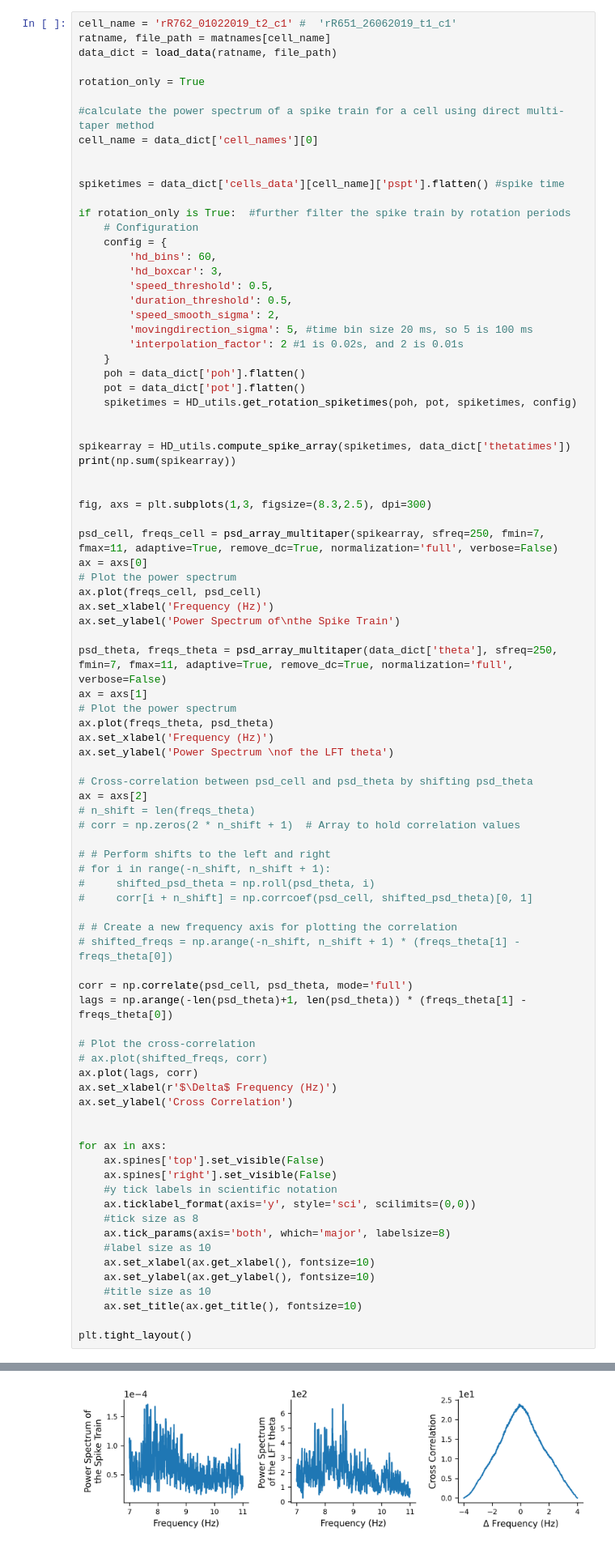
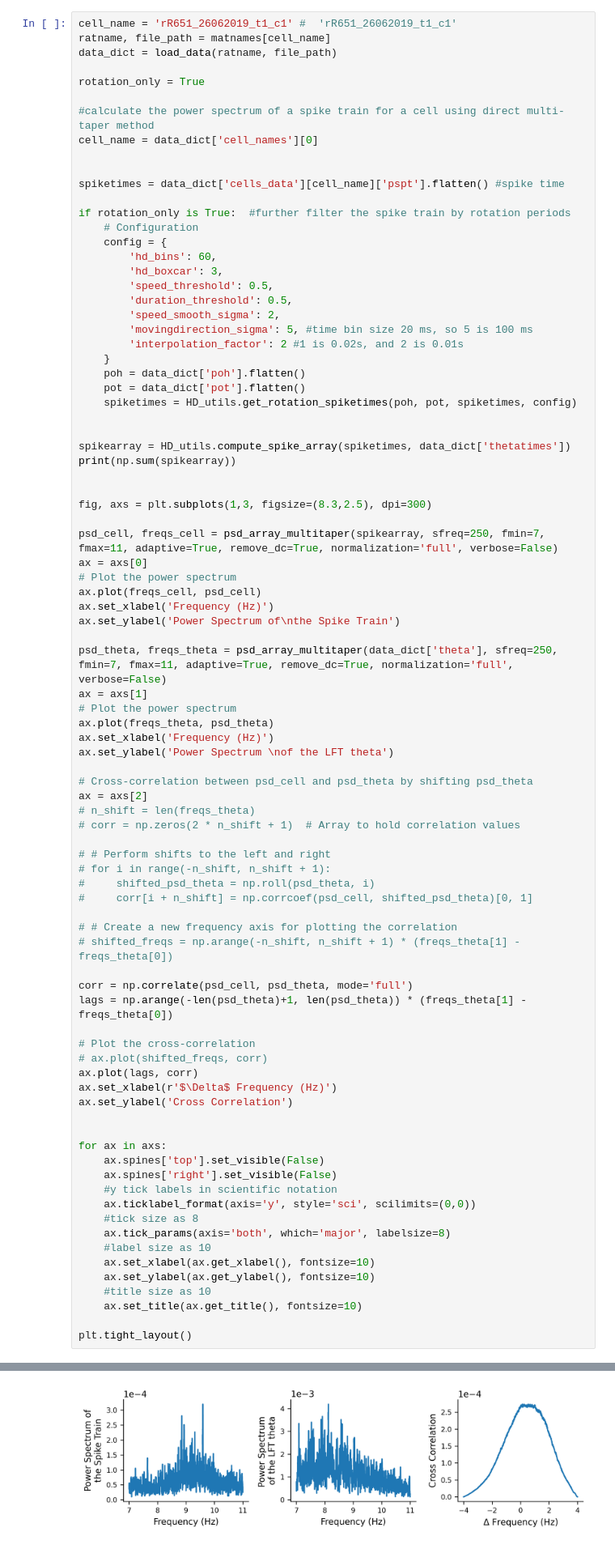
Before and after one commit to ZilongJi/HDPhasePrecession, a Jupyter notebook: IntrinsicFrequency_Geisler.ipynb, the cells around one changed output, grey strips where cells are left out. Shown at 81% size. Cells and saved outputs as stored; diff of their text form.

```diff
--- a/IntrinsicFrequency_Geisler.ipynb
+++ b/IntrinsicFrequency_Geisler.ipynb
@@ -201,7 +204,7 @@ Processing /home/zilong/Desktop/HDPhasePrecession/LomiData/DATA r222/R222_070319
 'light1' not found in /home/zilong/Desktop/HDPhasePrecession/LomiData/DATA r222/R222_070319_T3_sdata.mat
 Processing /home/zilong/Desktop/HDPhasePrecession/LomiData/DATA r222/R222_080319_T2_sdata.mat
 # %%
-cell_name = 'rR762_01022019_t2_c1' #  'rR651_26062019_t1_c1'
+cell_name = 'rR651_26062019_t1_c1' #  'rR651_26062019_t1_c1'
 ratname, file_path = matnames[cell_name]
 data_dict = load_data(ratname, file_path)
 
@@ -291,4 +294,4 @@ plt.tight_layout()
-[figure, old version]
+[figure, new version]
 # %%
 #calculate the power spectrum of a spike train for a cell using direct multi-taper method
 cell_name = data_dict['cell_names'][0]
```
Also changed, not shown: parts of 9 cells of this notebook, 1 other file.
